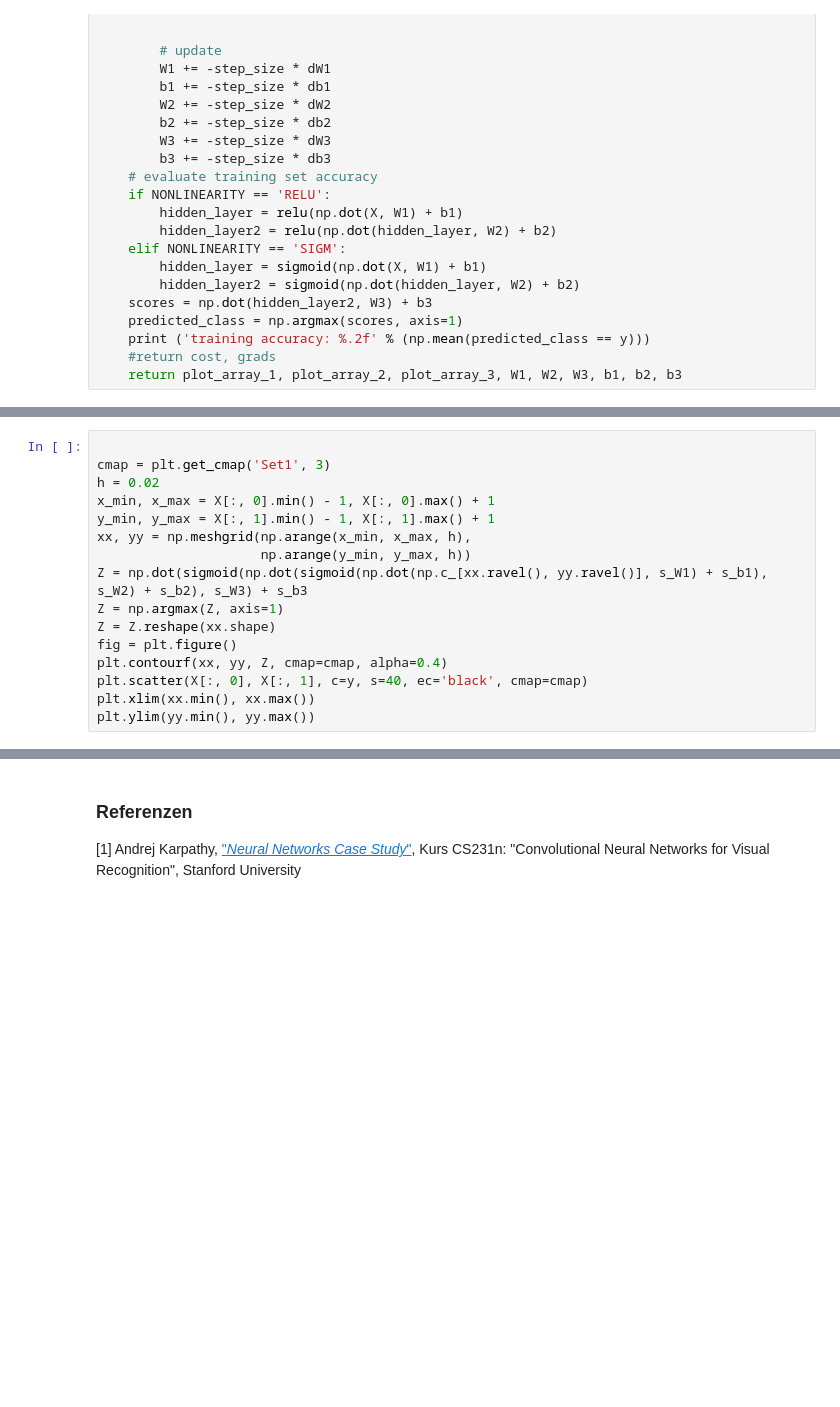
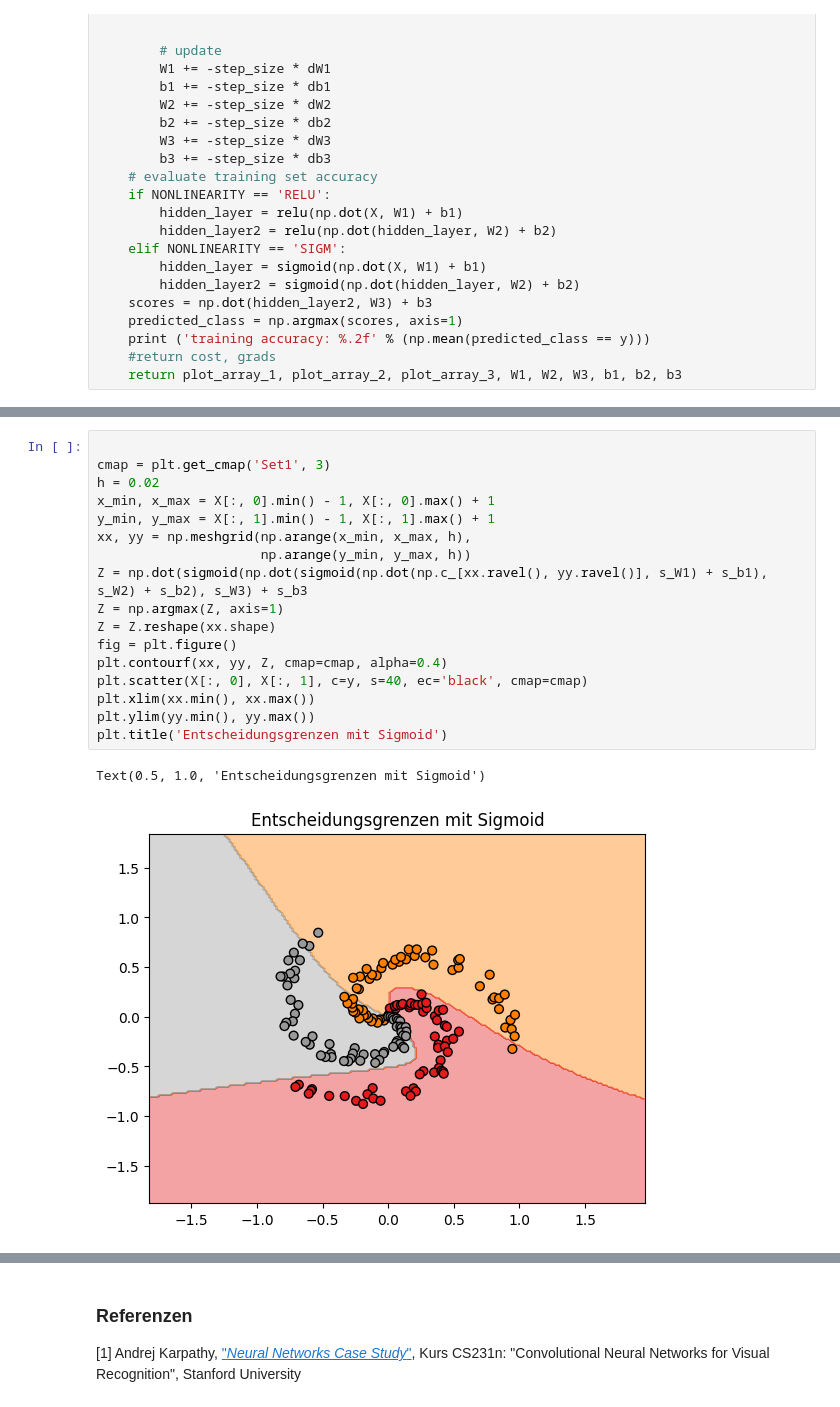
Before and after one commit to sergejlembke/aki-ml, a Jupyter notebook: p7/24_Sigmoid_vs_ReLU.ipynb, the cells around one changed output, grey strips where cells are left out. Drawn from its saved outputs; the diff is of its cells as text; blank space fills up the shorter version.

```diff
--- a/p7/24_Sigmoid_vs_ReLU.ipynb
+++ b/p7/24_Sigmoid_vs_ReLU.ipynb
@@ -258,16 +297,20 @@ ax1.legend(p, labs, loc=5)
 # %%
 
 cmap = plt.get_cmap('Set1', 3)
 h = 0.02
 x_min, x_max = X[:, 0].min() - 1, X[:, 0].max() + 1
 y_min, y_max = X[:, 1].min() - 1, X[:, 1].max() + 1
 xx, yy = np.meshgrid(np.arange(x_min, x_max, h),
                      np.arange(y_min, y_max, h))
 Z = np.dot(sigmoid(np.dot(sigmoid(np.dot(np.c_[xx.ravel(), yy.ravel()], s_W1) + s_b1), s_W2) + s_b2), s_W3) + s_b3
 Z = np.argmax(Z, axis=1)
 Z = Z.reshape(xx.shape)
 fig = plt.figure()
 plt.contourf(xx, yy, Z, cmap=cmap, alpha=0.4)
 plt.scatter(X[:, 0], X[:, 1], c=y, s=40, ec='black', cmap=cmap)
 plt.xlim(xx.min(), xx.max())
 plt.ylim(yy.min(), yy.max())
+plt.title('Entscheidungsgrenzen mit Sigmoid')
+# %% [output]
+Text(0.5, 1.0, 'Entscheidungsgrenzen mit Sigmoid')
+[figure, added]
```
Also changed, not shown: parts of 6 cells of this notebook.
